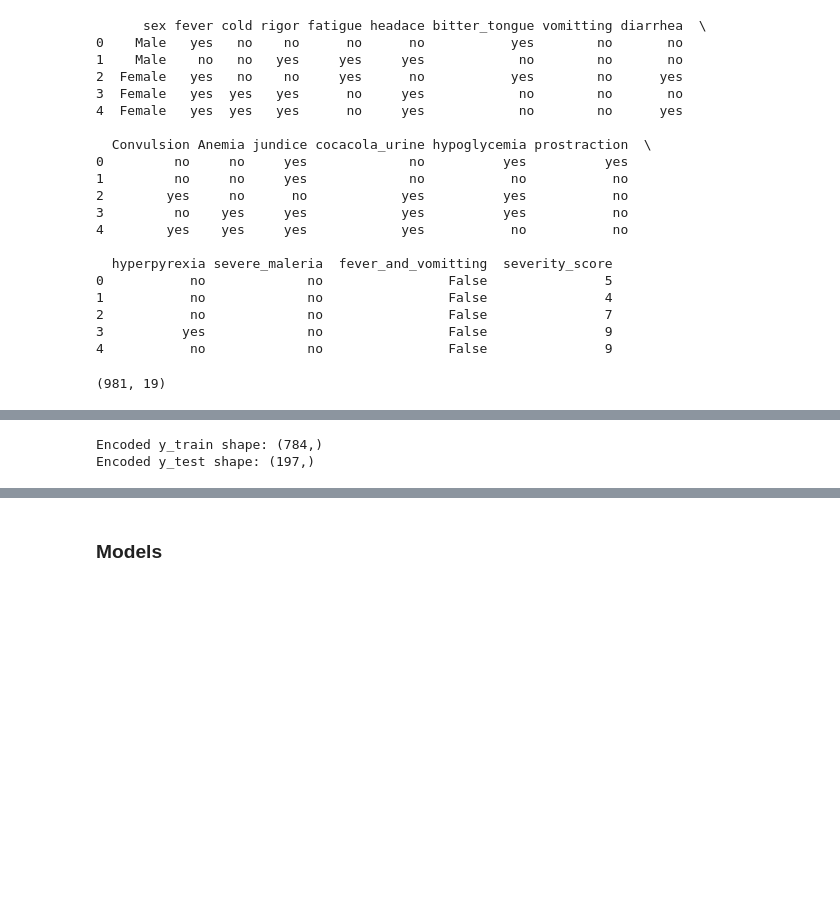
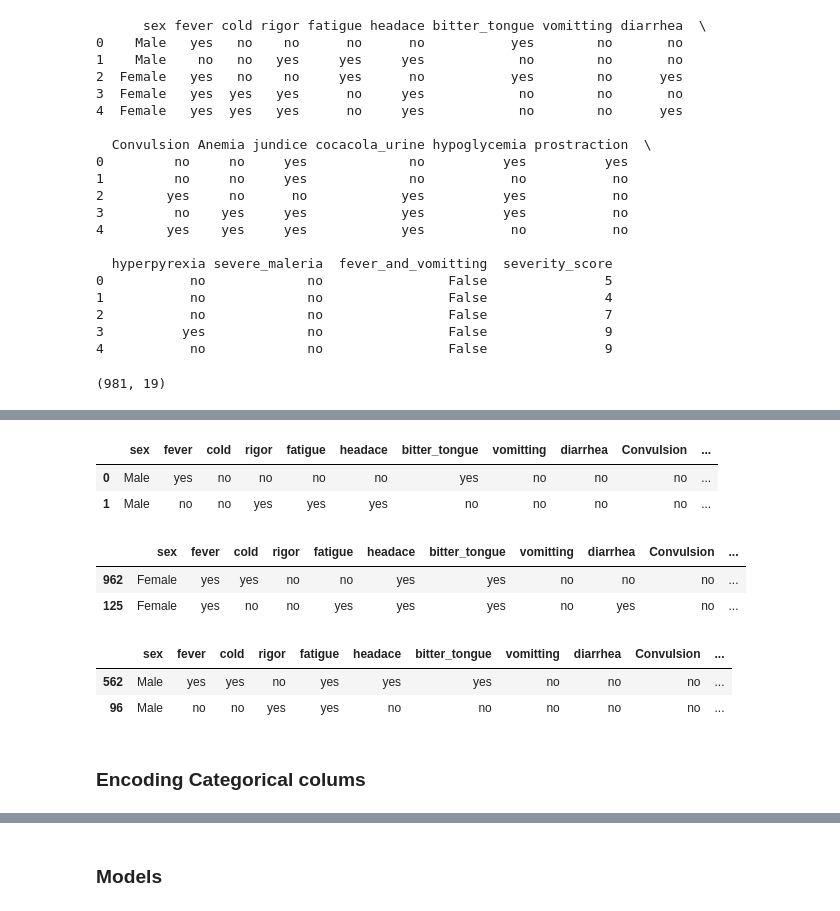
Before and after one commit to Preencez/Malaria-prediction-With-FastApi, a Jupyter notebook: Dataset/Malaria Notebook.ipynb, the cells around one changed output, grey strips where cells are left out. Saved outputs shown, nothing was run; the diff lists cells and outputs as text; code cells hidden in the pictures; blank space fills up the shorter version.

```diff
--- a/Dataset/Malaria Notebook.ipynb
+++ b/Dataset/Malaria Notebook.ipynb
@@ -566,0 +544,6 @@ X_test_encoded
+# %%
+mal.head(2)
+# %% [output]
+|  | sex | fever | cold | rigor | fatigue | headace | bitter_tongue | vomitting | diarrhea | Convulsion | ... |
+| 0 | Male | yes | no | no | no | no | yes | no | no | no | ... |
+| 1 | Male | no | no | yes | yes | yes | no | no | no | no | ... |
@@ -566,0 +555,14 @@ X_test_encoded
+# %%
+X_train.head(2)
+# %% [output]
+|  | sex | fever | cold | rigor | fatigue | headace | bitter_tongue | vomitting | diarrhea | Convulsion | ... |
+| 962 | Female | yes | yes | no | no | yes | yes | no | no | no | ... |
+| 125 | Female | yes | no | no | yes | yes | yes | no | yes | no | ... |
+# %%
+X_test.head(2)
+# %% [output]
+|  | sex | fever | cold | rigor | fatigue | headace | bitter_tongue | vomitting | diarrhea | Convulsion | ... |
+| 562 | Male | yes | yes | no | yes | yes | yes | no | no | no | ... |
+| 96 | Male | no | no | yes | yes | no | no | no | no | no | ... |
+# %% [markdown]
+### Encoding Categorical colums
@@ -578,18 +600,0 @@ X_train_resampled, y_train_resampled = over_sampler.fit_resample(X_train_scaled,
-# %%
-#encoding target variables
-combined_targets = pd.concat([y_train, y_test])
-
-# Encode the target variables using LabelEncoder
-label_encoder = LabelEncoder()
-encoded_targets = label_encoder.fit_transform(combined_targets)
-
-# Split the encoded targets back into train and test
-y_train_encoded = encoded_targets[:len(y_train)]
-y_test_encoded = encoded_targets[len(y_train):]
-
-# Display the shapes of the encoded train and test targets
-print("Encoded y_train shape:", y_train_encoded.shape)
-print("Encoded y_test shape:", y_test_encoded.shape)
-# %% [output]
-Encoded y_train shape: (784,)
-Encoded y_test shape: (197,)
```
Also changed, not shown: parts of 27 cells of this notebook.
